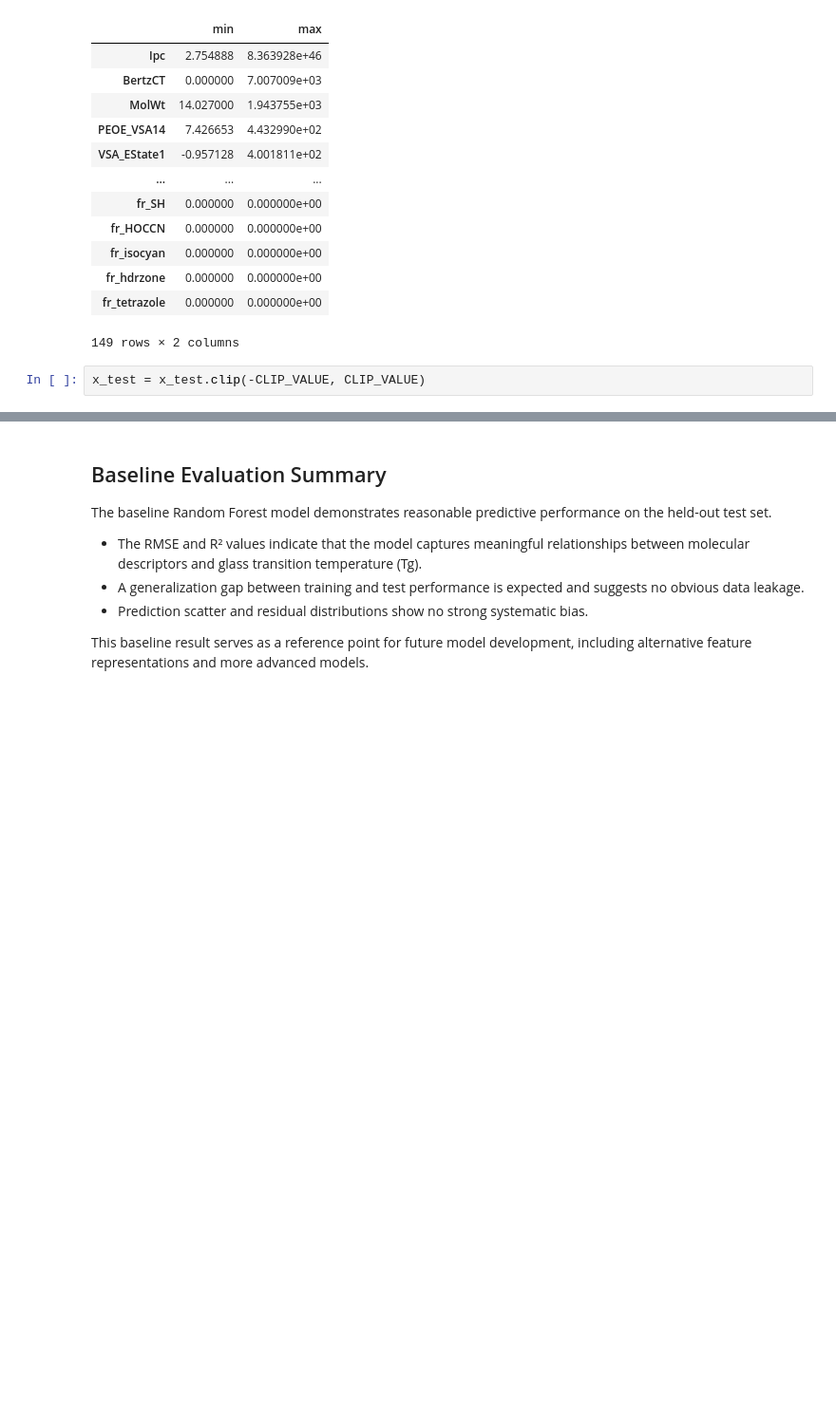
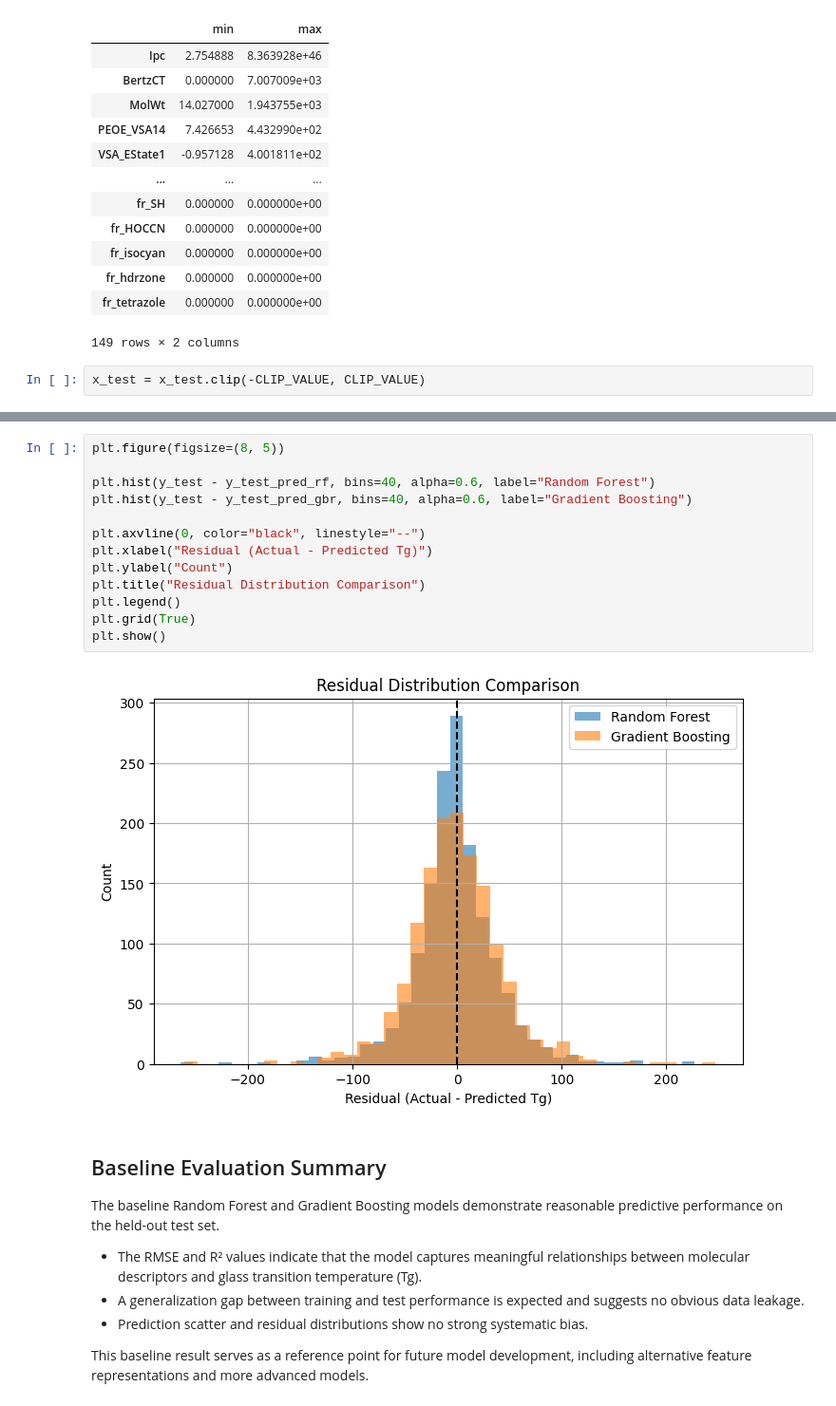
Before and after one commit to tsaicying/polymer-tg-predictor, a Jupyter notebook: notebooks/08_evaluate_baseline_model.ipynb, the cells around one changed output, grey strips where cells are left out. Shown at 95% size. Drawn from its saved outputs; the diff is of its cells as text; blank space fills up the shorter version.

```diff
--- a/notebooks/08_evaluate_baseline_model.ipynb
+++ b/notebooks/08_evaluate_baseline_model.ipynb
@@ -84,7 +108,22 @@ plt.show()
+# %%
+plt.figure(figsize=(8, 5))
+
+plt.hist(y_test - y_test_pred_rf, bins=40, alpha=0.6, label="Random Forest")
+plt.hist(y_test - y_test_pred_gbr, bins=40, alpha=0.6, label="Gradient Boosting")
+
+plt.axvline(0, color="black", linestyle="--")
+plt.xlabel("Residual (Actual - Predicted Tg)")
+plt.ylabel("Count")
+plt.title("Residual Distribution Comparison")
+plt.legend()
+plt.grid(True)
+plt.show()
+# %% [output]
+[figure, added]
 # %% [markdown]
 ## Baseline Evaluation Summary
 
-The baseline Random Forest model demonstrates reasonable predictive performance
+The baseline Random Forest and Gradient Boosting models demonstrate reasonable predictive performance
 on the held-out test set.
 
 - The RMSE and R² values indicate that the model captures meaningful relationships
```
Also changed, not shown: parts of 11 cells of this notebook, 2 other files.
